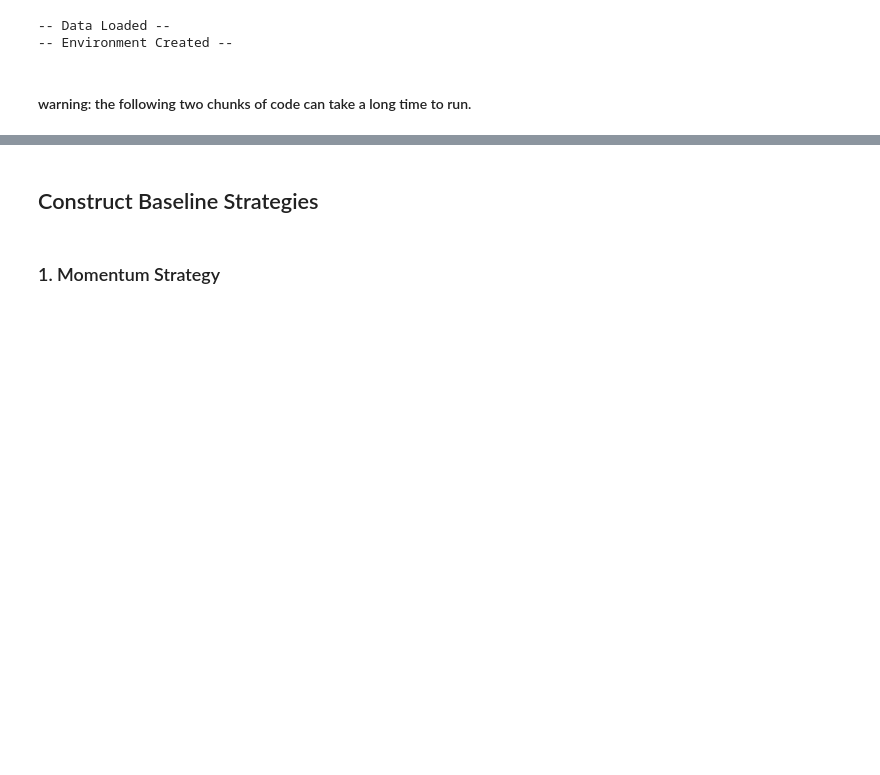
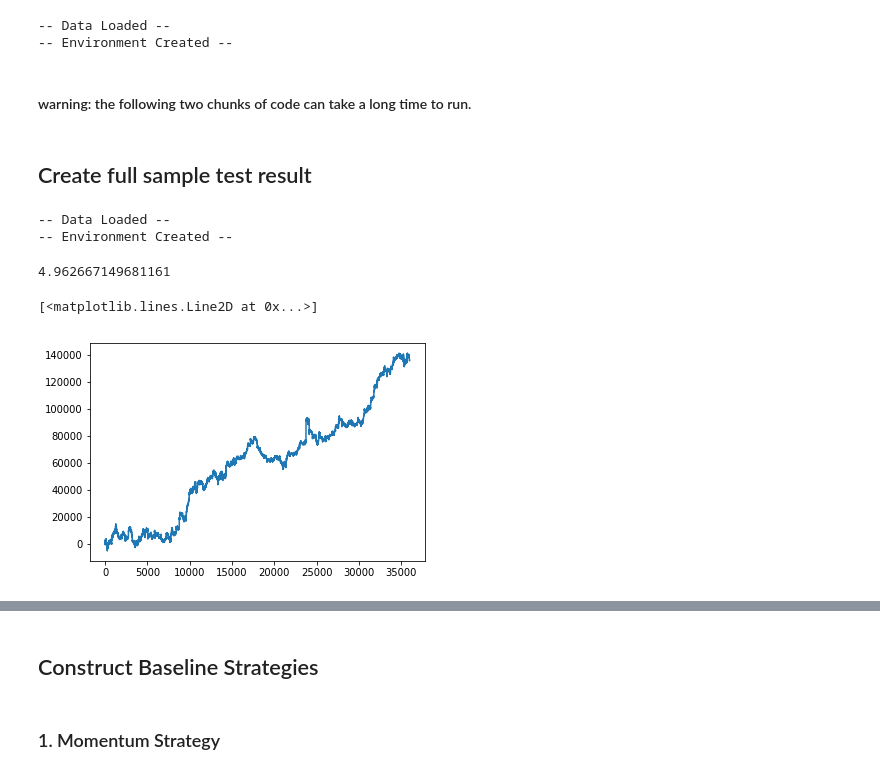
Before and after one commit to k-lgtm/COMS-W4995-Deep-Learning-Project, a Jupyter notebook: main.ipynb, the cells around one changed output, grey strips where cells are left out. Drawn from its saved outputs; the diff is of its cells as text; code cells hidden in the pictures; blank space fills up the shorter version.

```diff
--- a/main.ipynb
+++ b/main.ipynb
@@ -121,3 +125,22 @@ evaluator.annual_volatility(pnl)
 evaluator.maximum_drawdown(pnl)
 # %%
 evaluator.annual_turnover(actions)
+# %% [markdown]
+## Create full sample test result
+# %%
+test_env = equity_env.EquityEnv(split_data=False, test_option="full")
+test_env = DummyVecEnv([lambda: test_env])
+# %% [output]
+-- Data Loaded --
+-- Environment Created --
+# %%
+pnl, dates, trans_cost, actions = evaluator.evaluate(model, test_env)
+# %%
+evaluator.annual_sharpe(pnl)
+# %% [output]
+4.962667149681161
+# %%
+plt.plot(np.cumsum(pnl))
+# %% [output]
+[<matplotlib.lines.Line2D at 0x...>]
+[figure, added]
```
Also changed, not shown: parts of 4 cells of this notebook, 1 other file.
